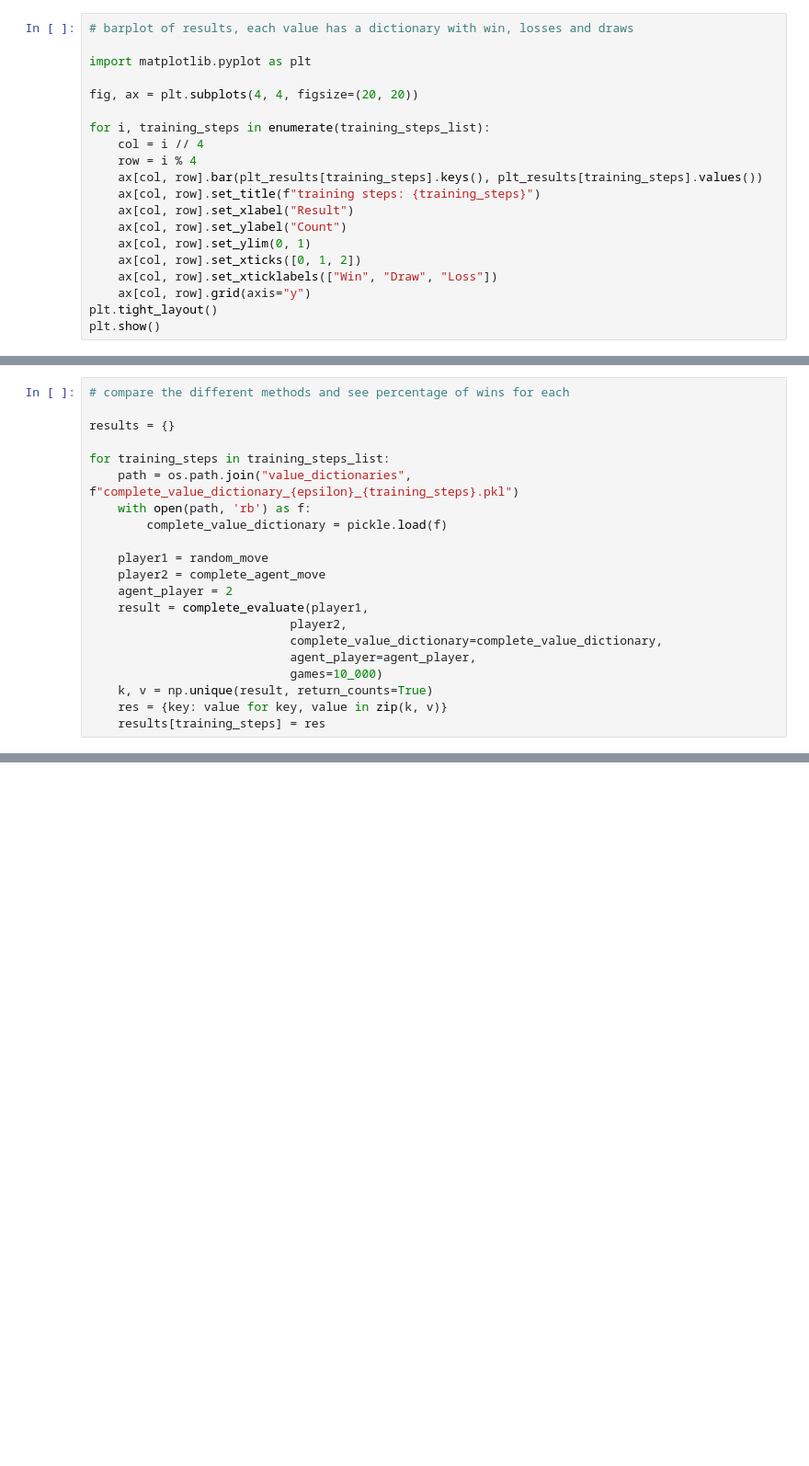
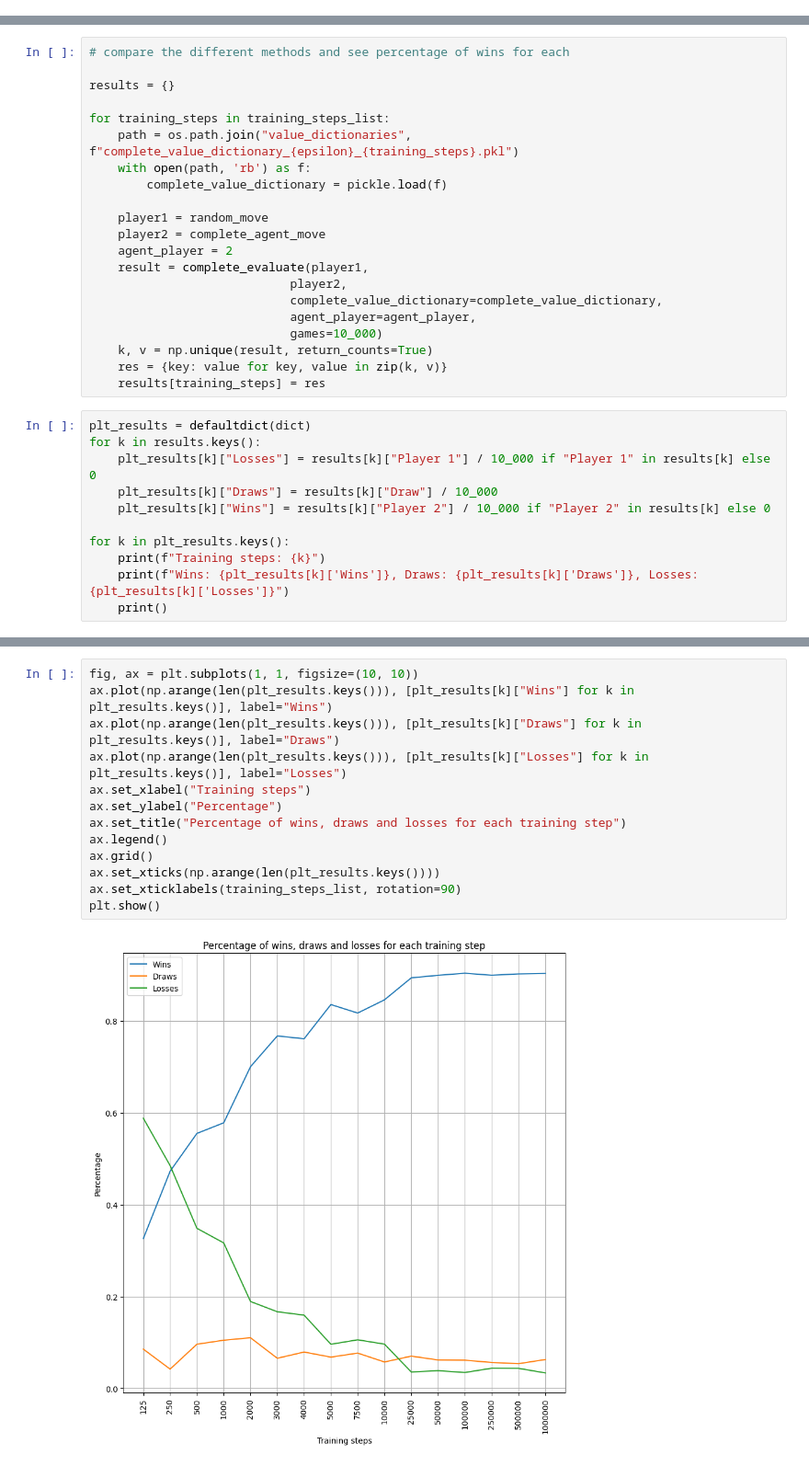
Before and after one commit to ClaudioSavelli/computational-intelligence-PoliTO, a Jupyter notebook: Laboratory Activities/Lab10/lab10.ipynb, the cells around one changed output, grey strips where cells are left out. Shown at 92% size. Saved outputs shown, nothing was run; the diff lists cells and outputs as text; blank space fills up the shorter version.

```diff
--- a/Laboratory Activities/Lab10/lab10.ipynb
+++ b/Laboratory Activities/Lab10/lab10.ipynb
@@ -219,20 +284,0 @@ for k in plt_results.keys():
-# %%
-# barplot of results, each value has a dictionary with win, losses and draws
-
-import matplotlib.pyplot as plt
-
-fig, ax = plt.subplots(4, 4, figsize=(20, 20))
-
-for i, training_steps in enumerate(training_steps_list):
-    col = i // 4
-    row = i % 4
-    ax[col, row].bar(plt_results[training_steps].keys(), plt_results[training_steps].values())
-    ax[col, row].set_title(f"training steps: {training_steps}")
-    ax[col, row].set_xlabel("Result")
-    ax[col, row].set_ylabel("Count")
-    ax[col, row].set_ylim(0, 1)
-    ax[col, row].set_xticks([0, 1, 2])
-    ax[col, row].set_xticklabels(["Win", "Draw", "Loss"])
-    ax[col, row].grid(axis="y")
-plt.tight_layout()
-plt.show()
@@ -274,3 +320,14 @@ for training_steps in training_steps_list:
     k, v = np.unique(result, return_counts=True)
     res = {key: value for key, value in zip(k, v)}
     results[training_steps] = res
+# %%
+plt_results = defaultdict(dict)
+for k in results.keys():
+    plt_results[k]["Losses"] = results[k]["Player 1"] / 10_000 if "Player 1" in results[k] else 0
+    plt_results[k]["Draws"] = results[k]["Draw"] / 10_000
+    plt_results[k]["Wins"] = results[k]["Player 2"] / 10_000 if "Player 2" in results[k] else 0
+
+for k in plt_results.keys():
+    print(f"Training steps: {k}")
+    print(f"Wins: {plt_results[k]['Wins']}, Draws: {plt_results[k]['Draws']}, Losses: {plt_results[k]['Losses']}")
+    print()
@@ -276,0 +352,15 @@ for training_steps in training_steps_list:
+# %%
+fig, ax = plt.subplots(1, 1, figsize=(10, 10))
+ax.plot(np.arange(len(plt_results.keys())), [plt_results[k]["Wins"] for k in plt_results.keys()], label="Wins")
+ax.plot(np.arange(len(plt_results.keys())), [plt_results[k]["Draws"] for k in plt_results.keys()], label="Draws")
+ax.plot(np.arange(len(plt_results.keys())), [plt_results[k]["Losses"] for k in plt_results.keys()], label="Losses")
+ax.set_xlabel("Training steps")
+ax.set_ylabel("Percentage")
+ax.set_title("Percentage of wins, draws and losses for each training step")
+ax.legend()
+ax.grid()
+ax.set_xticks(np.arange(len(plt_results.keys())))
+ax.set_xticklabels(training_steps_list, rotation=90)
+plt.show()
+# %% [output]
+[figure, added]
```
Also changed, not shown: parts of 33 cells of this notebook, 24 other files.
